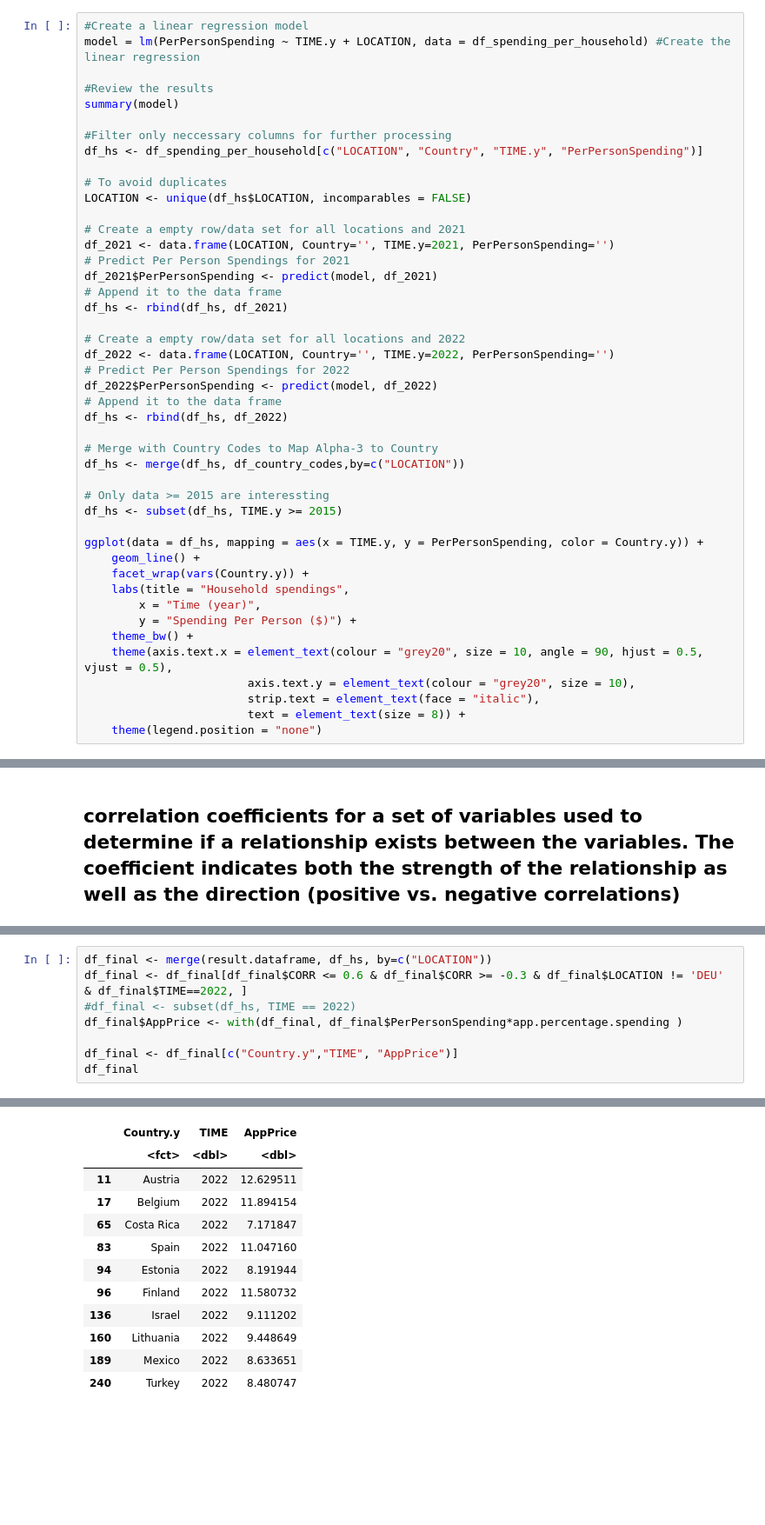
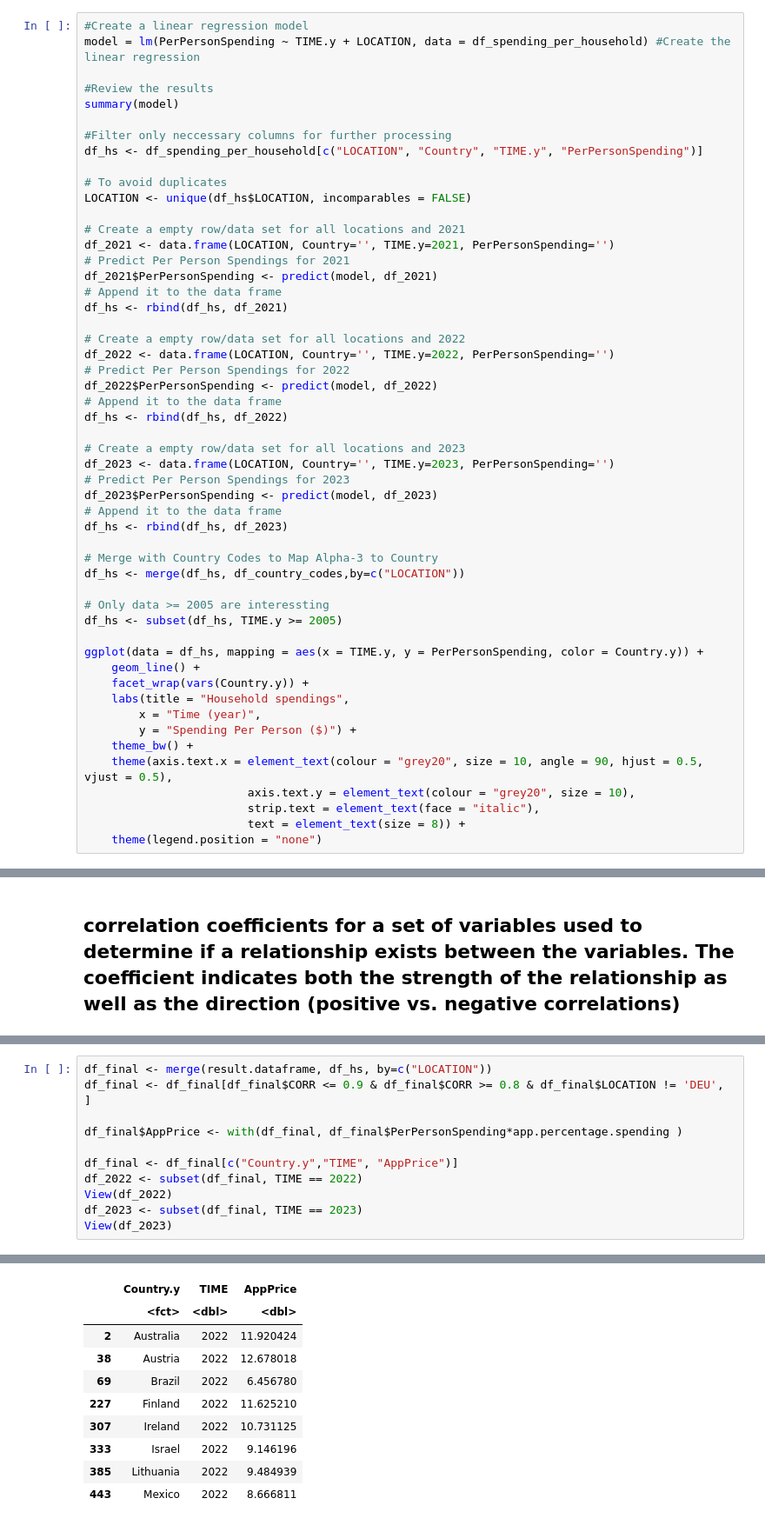
Before and after one commit to patdring/NewAppMarkets, a Jupyter notebook: CS_Fallstudie.ipynb, the cells around one changed output, grey strips where cells are left out. Shown: that part at 87% size. Saved outputs shown, nothing was run; the diff lists cells and outputs as text; blank space fills up the shorter version.

```diff
--- a/CS_Fallstudie.ipynb
+++ b/CS_Fallstudie.ipynb
@@ -264,11 +242,18 @@ df_2022$PerPersonSpending <- predict(model, df_2022)
 # Append it to the data frame
 df_hs <- rbind(df_hs, df_2022)
 
+# Create a empty row/data set for all locations and 2023
+df_2023 <- data.frame(LOCATION, Country='', TIME.y=2023, PerPersonSpending='')
+# Predict Per Person Spendings for 2023
+df_2023$PerPersonSpending <- predict(model, df_2023)
+# Append it to the data frame
+df_hs <- rbind(df_hs, df_2023)
+
 # Merge with Country Codes to Map Alpha-3 to Country
 df_hs <- merge(df_hs, df_country_codes,by=c("LOCATION"))
 
-# Only data >= 2015 are interessting
-df_hs <- subset(df_hs, TIME.y >= 2015)
+# Only data >= 2005 are interessting
+df_hs <- subset(df_hs, TIME.y >= 2005)
 
 ggplot(data = df_hs, mapping = aes(x = TIME.y, y = PerPersonSpending, color = Country.y)) +
     geom_line() +
@@ -440,9 +438,12 @@ app.percentage.spending
 # %%
 df_final <- merge(result.dataframe, df_hs, by=c("LOCATION"))
-df_final <- df_final[df_final$CORR <= 0.6 & df_final$CORR >= -0.3 & df_final$LOCATION != 'DEU' & df_final$TIME==2022, ]
-#df_final <- subset(df_hs, TIME == 2022)
+df_final <- df_final[df_final$CORR <= 0.9 & df_final$CORR >= 0.8 & df_final$LOCATION != 'DEU', ]
+
 df_final$AppPrice <- with(df_final, df_final$PerPersonSpending*app.percentage.spending )
 
 df_final <- df_final[c("Country.y","TIME", "AppPrice")]
-df_final
+df_2022 <- subset(df_final, TIME == 2022)
+View(df_2022)
+df_2023 <- subset(df_final, TIME == 2023)
+View(df_2023)
 # %% [output]
@@ -450,12 +451,10 @@ A data.frame: 10 × 3
 |  | Country.y | TIME | AppPrice |
 |  | <fct> | <dbl> | <dbl> |
-| 11 | Austria | 2022 | 12.629511 |
-| 17 | Belgium | 2022 | 11.894154 |
-| 65 | Costa Rica | 2022 | 7.171847 |
-| 83 | Spain | 2022 | 11.047160 |
-| 94 | Estonia | 2022 | 8.191944 |
-| 96 | Finland | 2022 | 11.580732 |
-| 136 | Israel | 2022 | 9.111202 |
-| 160 | Lithuania | 2022 | 9.448649 |
-| 189 | Mexico | 2022 | 8.633651 |
-| 240 | Turkey | 2022 | 8.480747 |
+| 2 | Australia | 2022 | 11.920424 |
+| 38 | Austria | 2022 | 12.678018 |
+| 69 | Brazil | 2022 | 6.456780 |
+| 227 | Finland | 2022 | 11.625210 |
+| 307 | Ireland | 2022 | 10.731125 |
+| 333 | Israel | 2022 | 9.146196 |
+| 385 | Lithuania | 2022 | 9.484939 |
+| 443 | Mexico | 2022 | 8.666811 |
```
Also changed, not shown: parts of 9 cells of this notebook.
